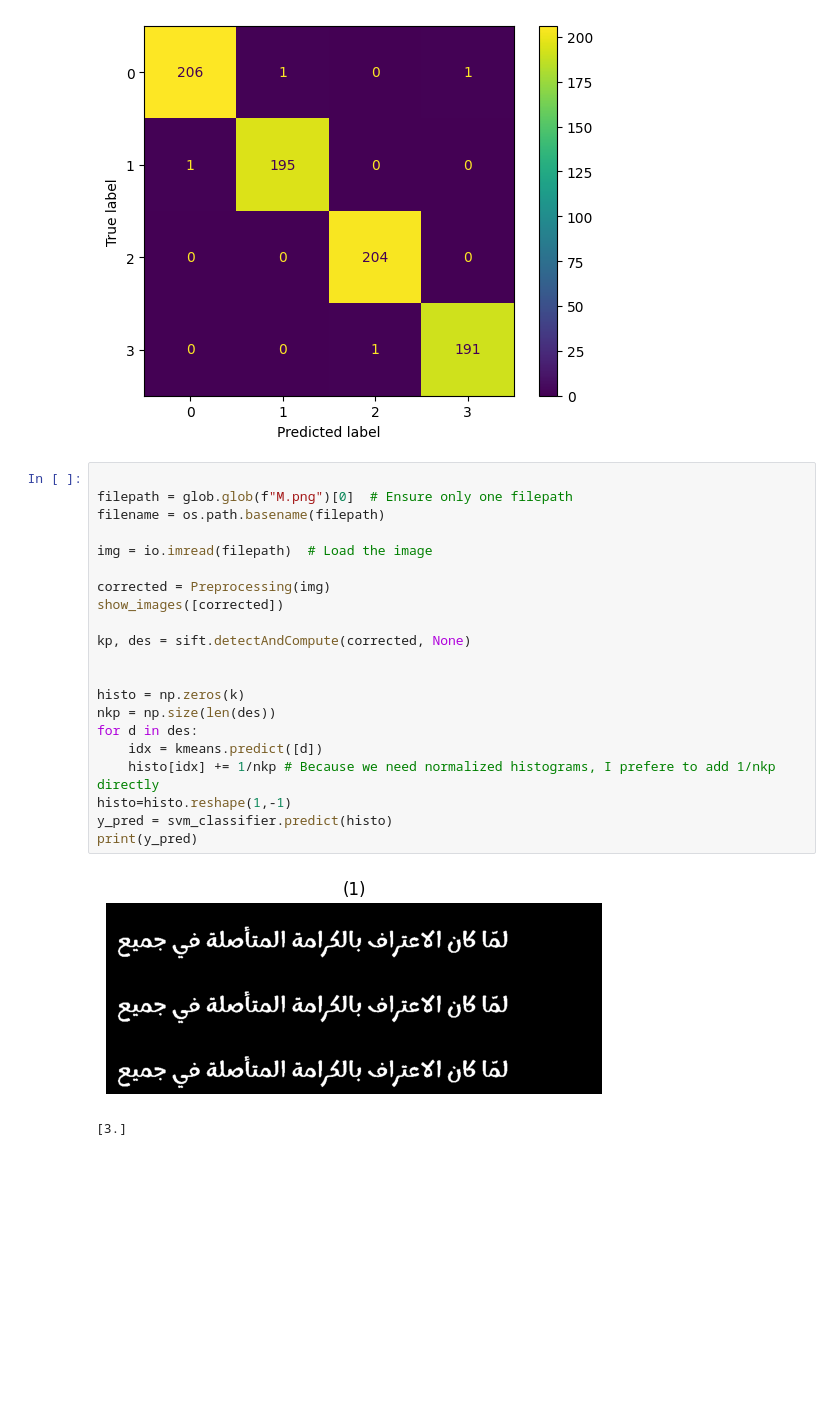
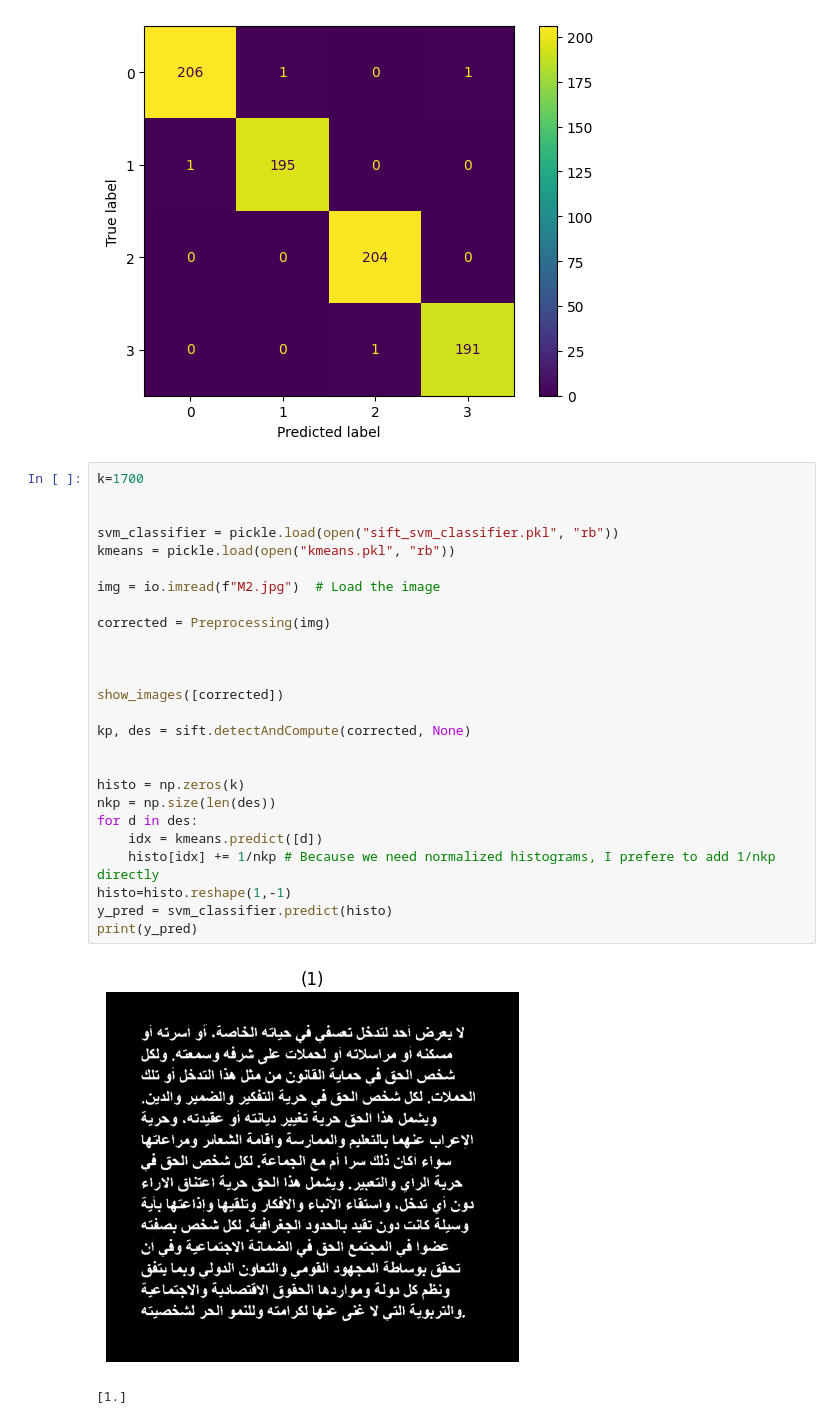
Before and after one commit to yousefosama654/Arabic-Font-Recognition, a Jupyter notebook: sift.ipynb, the cells around one changed output. Saved outputs shown, nothing was run; the diff lists cells and outputs as text; blank space fills up the shorter version.

Commit message:
final sift

```diff
--- a/sift.ipynb
+++ b/sift.ipynb
@@ -430,26 +430,31 @@ Model Accuracy 99.5
 F1 Score: 99.49970100450703
 [figure]
 # %%
+k=1700
 
-filepath = glob.glob(f"M.png")[0]  # Ensure only one filepath
-filename = os.path.basename(filepath)
 
-img = io.imread(filepath)  # Load the image
+svm_classifier = pickle.load(open("sift_svm_classifier.pkl", "rb"))
+kmeans = pickle.load(open("kmeans.pkl", "rb"))
+
+img = io.imread(f"M2.jpg")  # Load the image
 
 corrected = Preprocessing(img)
+
+
+
 show_images([corrected])
 
 kp, des = sift.detectAndCompute(corrected, None)
 
 
 histo = np.zeros(k)
 nkp = np.size(len(des))
 for d in des:
     idx = kmeans.predict([d])
     histo[idx] += 1/nkp # Because we need normalized histograms, I prefere to add 1/nkp directly
 histo=histo.reshape(1,-1)
 y_pred = svm_classifier.predict(histo)
 print(y_pred)
 # %% [output]
-[figure, old version]
+[figure, new version]
-[3.]
+[1.]
```
Also changed, not shown: 18 other files.
